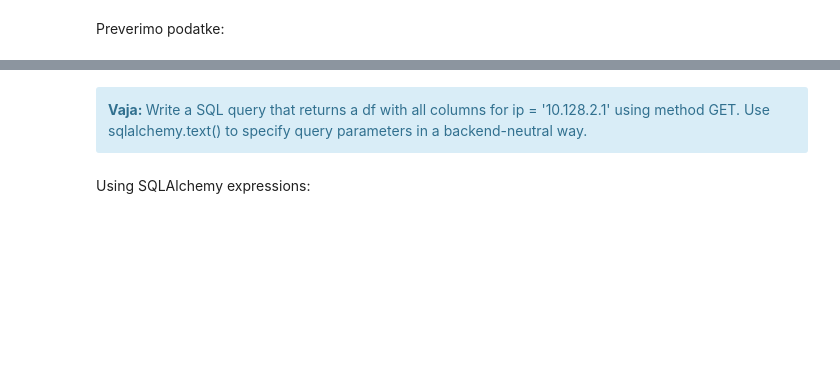
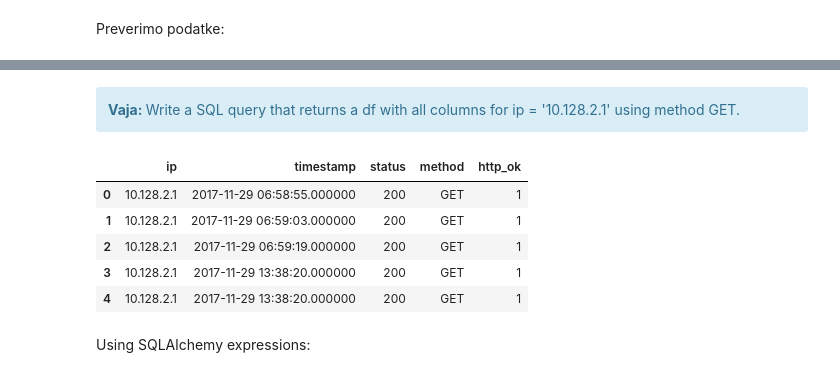
Before and after one commit to icta-tecaji/python-data-analysis-public, a Jupyter notebook: Del_10_Delo_s_podatkovnimi_bazami_in_SQL/13_Delo_s_podatkovnimi_bazami_in_SQL_CLEAN.ipynb, the cells around one changed output, grey strips where cells are left out. Saved outputs shown, nothing was run; the diff lists cells and outputs as text; code cells hidden in the pictures; blank space fills up the shorter version.

```diff
--- a/Del_10_Delo_s_podatkovnimi_bazami_in_SQL/13_Delo_s_podatkovnimi_bazami_in_SQL_CLEAN.ipynb
+++ b/Del_10_Delo_s_podatkovnimi_bazami_in_SQL/13_Delo_s_podatkovnimi_bazami_in_SQL_CLEAN.ipynb
@@ -457,6 +707,15 @@ Preverimo podatke:
 # %% [markdown]
 <div class="alert alert-block alert-info">
-<b>Vaja: </b> Write a SQL query that returns a df with all columns for ip = '10.128.2.1' using method GET. Use sqlalchemy.text() to specify query parameters in a backend-neutral way.
+<b>Vaja: </b> Write a SQL query that returns a df with all columns for ip = '10.128.2.1' using method GET.
 </div>
+# %%
+pd.read_sql_query("SELECT * FROM weblog WHERE ip='10.128.2.1' AND method='GET';", engine).head()
+# %% [output]
+|  | ip | timestamp | status | method | http_ok |
+| 0 | 10.128.2.1 | 2017-11-29 06:58:55.000000 | 200 | GET | 1 |
+| 1 | 10.128.2.1 | 2017-11-29 06:59:03.000000 | 200 | GET | 1 |
+| 2 | 10.128.2.1 | 2017-11-29 06:59:19.000000 | 200 | GET | 1 |
+| 3 | 10.128.2.1 | 2017-11-29 13:38:20.000000 | 200 | GET | 1 |
+| 4 | 10.128.2.1 | 2017-11-29 13:38:20.000000 | 200 | GET | 1 |
 # %% [markdown]
 Using SQLAlchemy expressions:
```
Also changed, not shown: parts of 49 cells of this notebook, 4 other files.
